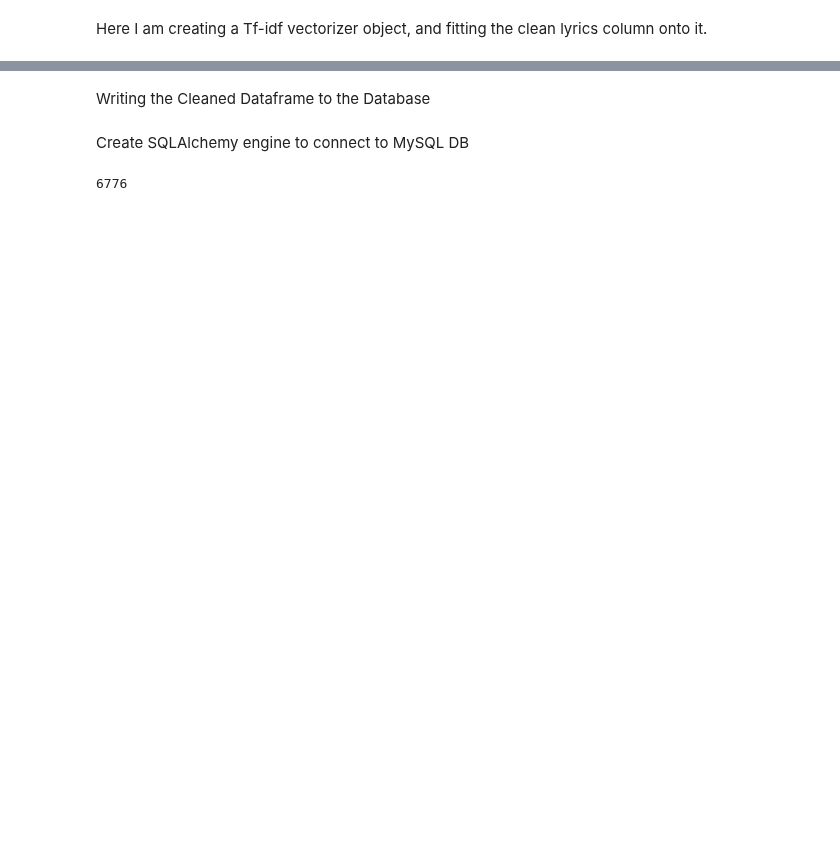
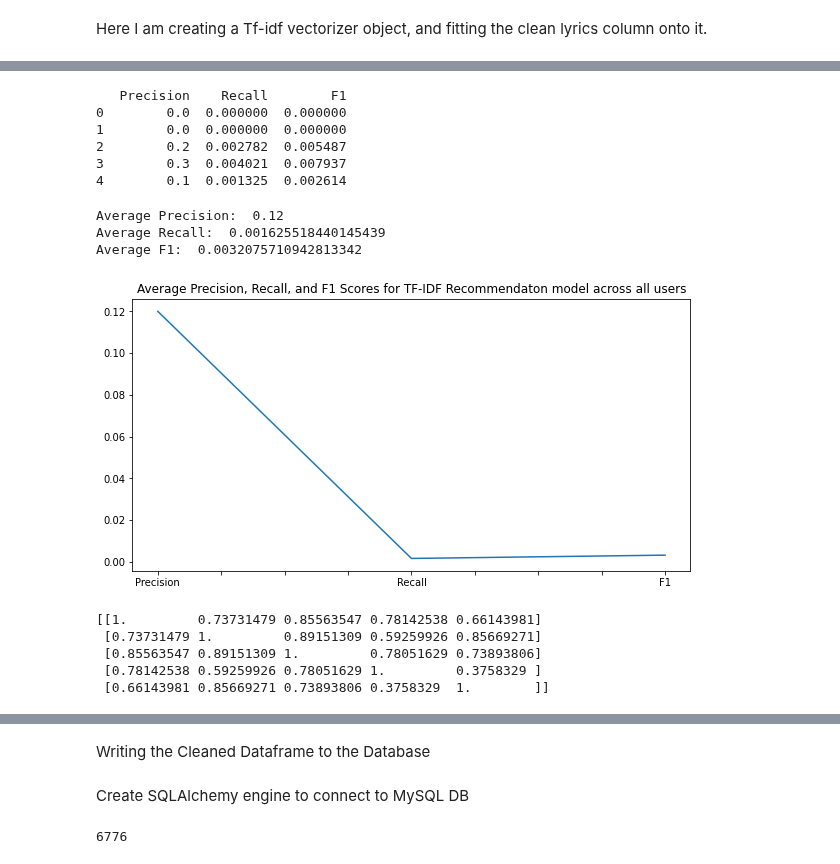
Before and after one commit to EricCallaway/Music_Recommendation_Application, a Jupyter notebook: tf-idf_recommendation.ipynb, the cells around one changed output, grey strips where cells are left out. Drawn from its saved outputs; the diff is of its cells as text; code cells hidden in the pictures; blank space fills up the shorter version.

```diff
--- a/tf-idf_recommendation.ipynb
+++ b/tf-idf_recommendation.ipynb
@@ -164,7 +165,7 @@ def get_playlist_details(df, spotify_ids):
             """
 
 
-    row_num = df[df['spotify_id'].isin(spotify_ids.values)]
+    row_num = df[df['spotify_id'].isin(spotify_ids)]
     print("Playlist User Enterd:")
     print(row_num[['title', 'artist', 'spotify_id']])
 
@@ -217,10 +218,10 @@ def generate_recommendations(user_playlist_song_ids, user_playlist_lyrics):
     # Sort the songs by similarity score in descending order
     song_indices = cosine_similarities.argsort()[::-1]
 
-    # Get the top 5 song recommendations
+    # Get the top N number of song recommendations without duplicating the songs in the user's playlist
     recommended_songs = []
     for i in song_indices:
-        if len(recommended_songs) == 5:
+        if len(recommended_songs) == 10:
             break
         elif df.loc[i, 'spotify_id'] in user_playlist_song_ids:
             continue
@@ -247,0 +322,24 @@ Recommended Songs (Spotify IDs):  ['3AnwddQhBCSDUwlvbRGyDA', '5PZ2cqh9Yem2g6cTSO
+# %%
+# Generate a random playlist for each user with 10 songs
+user_playlists = {}
+for user in user_ids:
+    user_value = [ord(char) for char in user]
+    user_value = int(sum(user_value) / len(user_value)) + random.randint(1, 100)
+    np.random.seed(user_value) # use the user ID as the seed
+    user_playlists[user] = np.random.choice(spotify_ids, size=10, replace=False)
+
+user_recommendations = {}
+for user, playlist in user_playlists.items():
+    # print("User: ", user)
+    # print("Playlist: ", playlist)
+
+    user_playlist_song_ids, user_playlist_lyrics = get_playlist_details(df=df, spotify_ids=playlist)
+    user_recommendations[user] = generate_recommendations(user_playlist_song_ids=user_playlist_song_ids, user_playlist_lyrics=user_playlist_lyrics)
+
+
+    # Obtaining the details (i.e the song title and artist) from the spotify IDs returned by the generate_recommendations function.
+    song_details = df[df['spotify_id'].isin(user_recommendations[user])].drop_duplicates(subset='spotify_id')
+    print("-"*25, "Recommendations", "-"*25)
+    print(song_details[['title', 'artist', 'spotify_id']])
+    print("Recommendations: ", user_recommendations[user])
+    print("-"*60)
@@ -247,0 +401,28 @@ Recommended Songs (Spotify IDs):  ['3AnwddQhBCSDUwlvbRGyDA', '5PZ2cqh9Yem2g6cTSO
+# %%
+# Call the evaluate_recommendations function
+scores_df = evaluate_recommendations(user_recommendations=user_recommendations, user_item_matrix=user_item_matrix, top_cols_df=top_cols_df)
+
+# Print the scores DataFrame
+print(scores_df)
+# %% [output]
+   Precision    Recall        F1
+0        0.0  0.000000  0.000000
+1        0.0  0.000000  0.000000
+2        0.2  0.002782  0.005487
+3        0.3  0.004021  0.007937
+4        0.1  0.001325  0.002614
+# %%
+# Print the average precision, recall, and F1 scores
+print("Average Precision: ", scores_df['Precision'].mean())
+print("Average Recall: ", scores_df['Recall'].mean())
+print("Average F1: ", scores_df['F1'].mean())
+# %% [output]
+Average Precision:  0.12
+Average Recall:  0.001625518440145439
+Average F1:  0.0032075710942813342
+# %%
+# Show the Precision, Recall, and F1 Scores averaged across all users on a line plot
+scores_df.mean().plot(kind='line', title='Average Precision, Recall, and F1 Scores for TF-IDF Recommendaton model across all users', figsize=(10, 5))
+plt.show()
+# %% [output]
+[figure, added]
@@ -247,0 +432,8 @@ Recommended Songs (Spotify IDs):  ['3AnwddQhBCSDUwlvbRGyDA', '5PZ2cqh9Yem2g6cTSO
+# %%
+print(cosine_sim_matrix)
+# %% [output]
+[[1.         0.73731479 0.85563547 0.78142538 0.66143981]
+ [0.73731479 1.         0.89151309 0.59259926 0.85669271]
+ [0.85563547 0.89151309 1.         0.78051629 0.73893806]
+ [0.78142538 0.59259926 0.78051629 1.         0.3758329 ]
+ [0.66143981 0.85669271 0.73893806 0.3758329  1.        ]]
```
Also changed, not shown: parts of 13 cells of this notebook, 5 other files.
